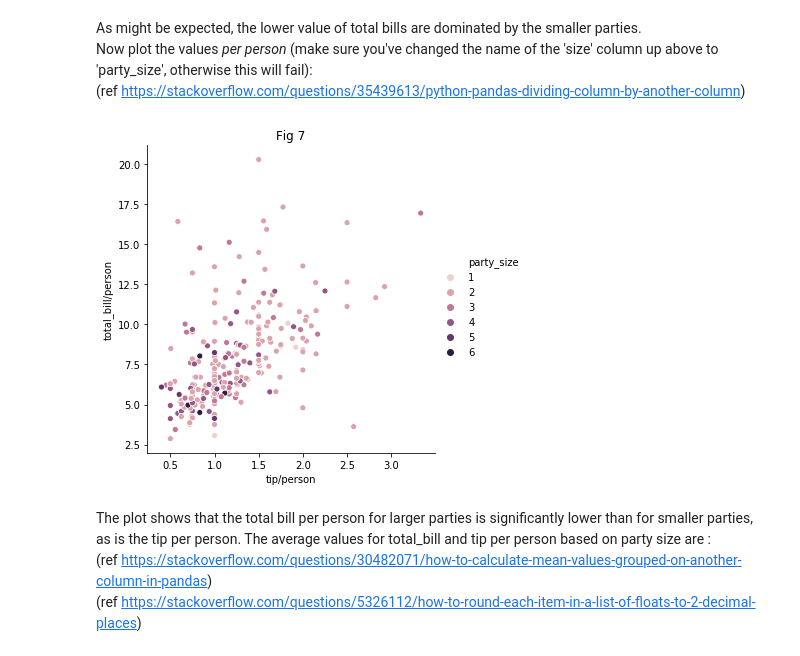
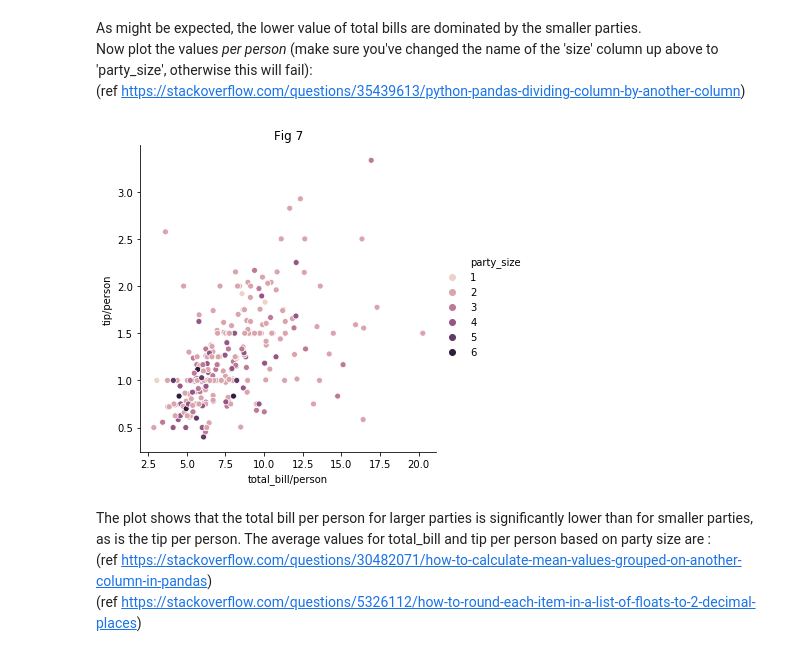
Before and after one commit to NigelSlack/Fundamentals-of-Data-Analysis, a Jupyter notebook: jupyter_notebook.ipynb, the cells around one changed output. Saved outputs shown, nothing was run; the diff lists cells and outputs as text; code cells hidden in the pictures.

Commit message:
Update notebook - switch Fig 7 axes
Switch the axes of Fig 7, which were the opposite way round to other figures for total bill and tip

```diff
--- a/jupyter_notebook.ipynb
+++ b/jupyter_notebook.ipynb
@@ -176,12 +176,12 @@ to 'party_size', otherwise this will fail):
 # %%
 df['tip/person'] = df['tip']/df['party_size']
 df['total_bill/person'] = df['total_bill']/df['party_size']
 columnNames = list(df.head(0))
-sns.relplot(x=columnNames[7],y=columnNames[8],hue=columnNames[6],data=df,legend="full")
+sns.relplot(x=columnNames[8],y=columnNames[7],hue=columnNames[6],data=df,legend="full")
 plt.title('Fig 7')
 plt.show()
 # %% [output]
-[figure, old version]
+[figure, new version]
 # %% [markdown]
 The plot shows that the total bill per person for larger parties is significantly lower than for smaller parties, as is the tip per person. The average values for total_bill and tip per person based on party size are :
 (ref https://stackoverflow.com/questions/30482071/how-to-calculate-mean-values-grouped-on-another-column-in-pandas)
```
Also changed, not shown: parts of 6 cells of this notebook.
